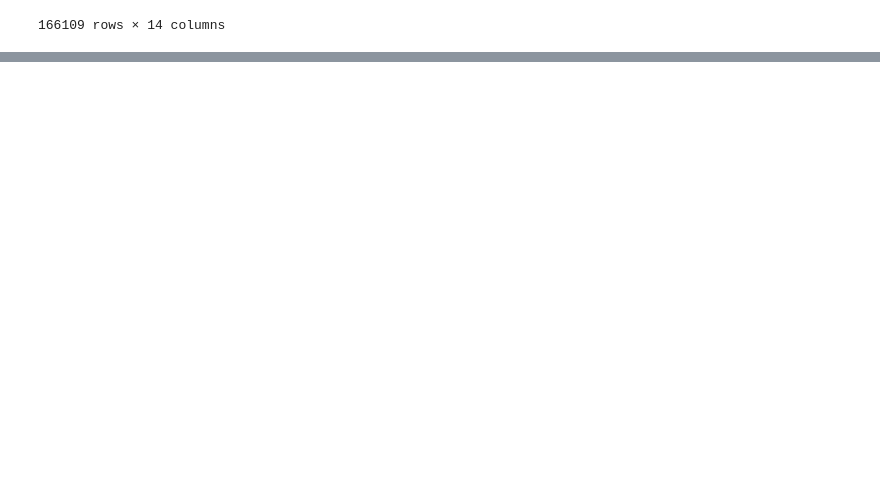
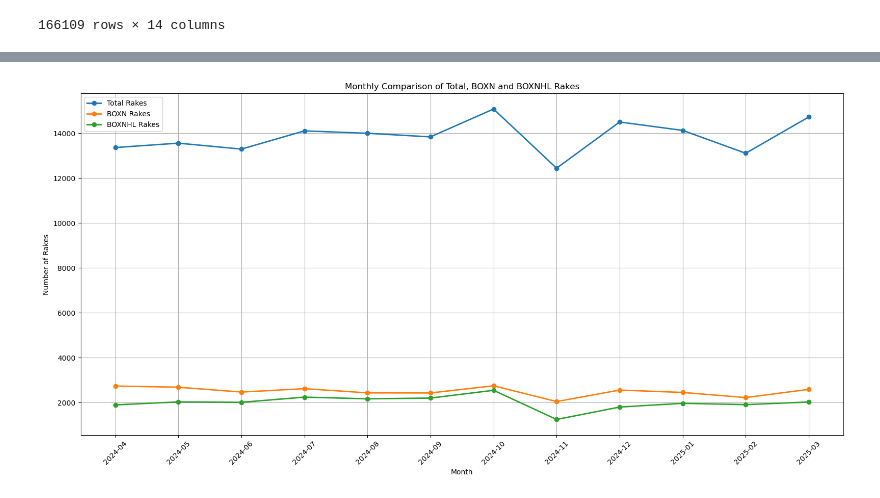
Before and after one commit to hk7131/hk7131, a Jupyter notebook: CRIS.IPYNB, the cells around one changed output, grey strips where cells are left out. Cells and saved outputs as stored; diff of their text form; code cells hidden in the pictures; blank space fills up the shorter version.

```diff
--- a/CRIS.IPYNB
+++ b/CRIS.IPYNB
@@ -27,0 +229,45 @@ SyntaxError: invalid syntax (2677146559.py, line 1)
+# %%
+# Count rakes for each month
+monthly_rakes = df_encode.groupby('MONTH').size()
+monthly_boxn = boxn.groupby('MONTH').size()
+monthly_boxnhl = boxnhl.groupby('MONTH').size()
+
+# Plot all 3
+plt.figure(figsize=(16, 8))
+
+plt.plot(
+    monthly_rakes.index.astype(str),
+    monthly_rakes.values,
+    marker='o',
+    linewidth=2,
+    label='Total Rakes'
+)
+
+plt.plot(
+    monthly_boxn.index.astype(str),
+    monthly_boxn.values,
+    marker='o',
+    linewidth=2,
+    label='BOXN Rakes'
+)
+
+plt.plot(
+    monthly_boxnhl.index.astype(str),
+    monthly_boxnhl.values,
+    marker='o',
+    linewidth=2,
+    label='BOXNHL Rakes'
+)
+
+plt.xlabel('Month')
+plt.ylabel('Number of Rakes')
+plt.title('Monthly Comparison of Total, BOXN and BOXNHL Rakes')
+
+plt.xticks(rotation=45)
+plt.legend()
+plt.grid(True)
+
+plt.tight_layout()
+plt.show()
+# %% [output]
+[figure, added]
```
Also changed, not shown: parts of 16 cells of this notebook, 2 other files.
